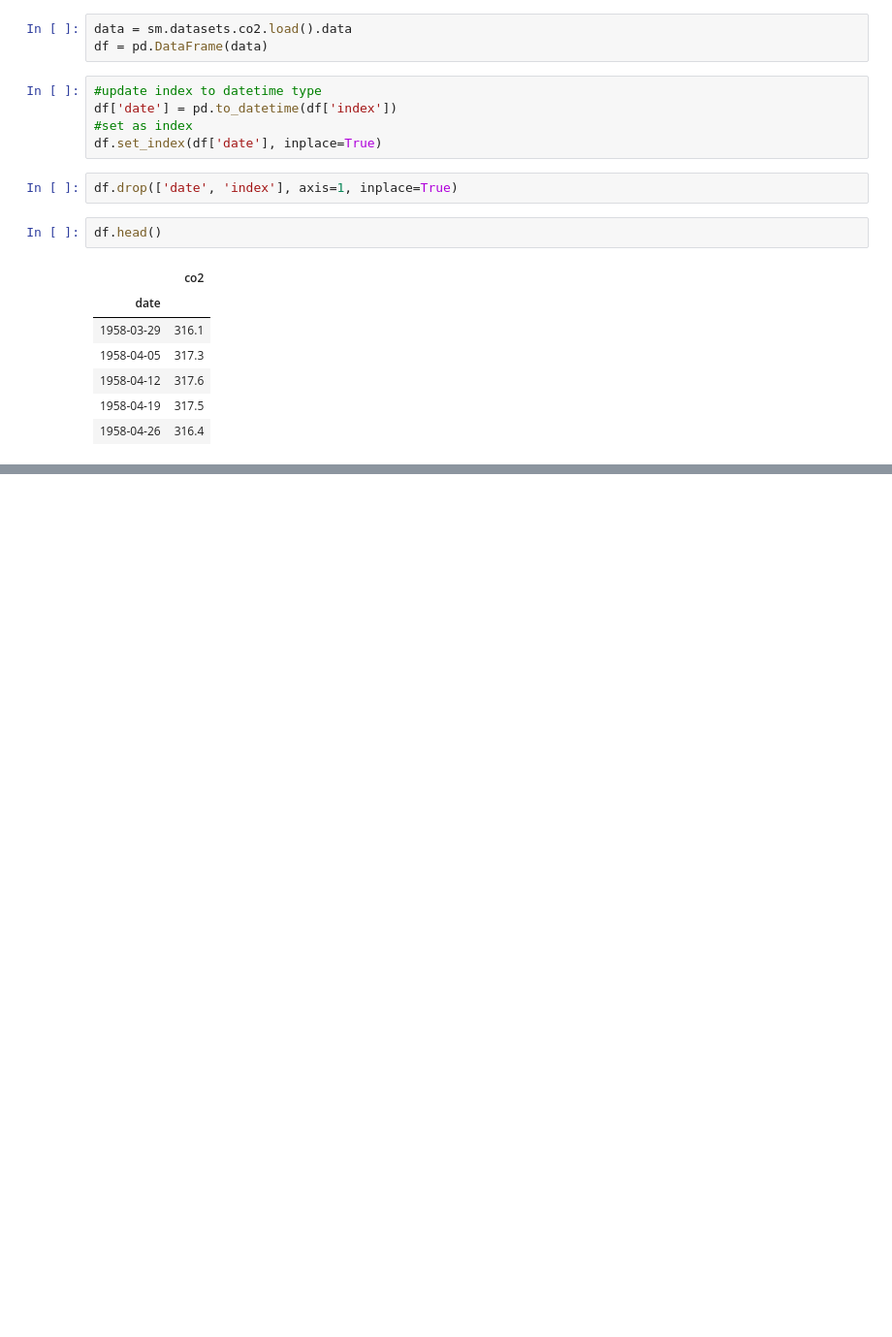
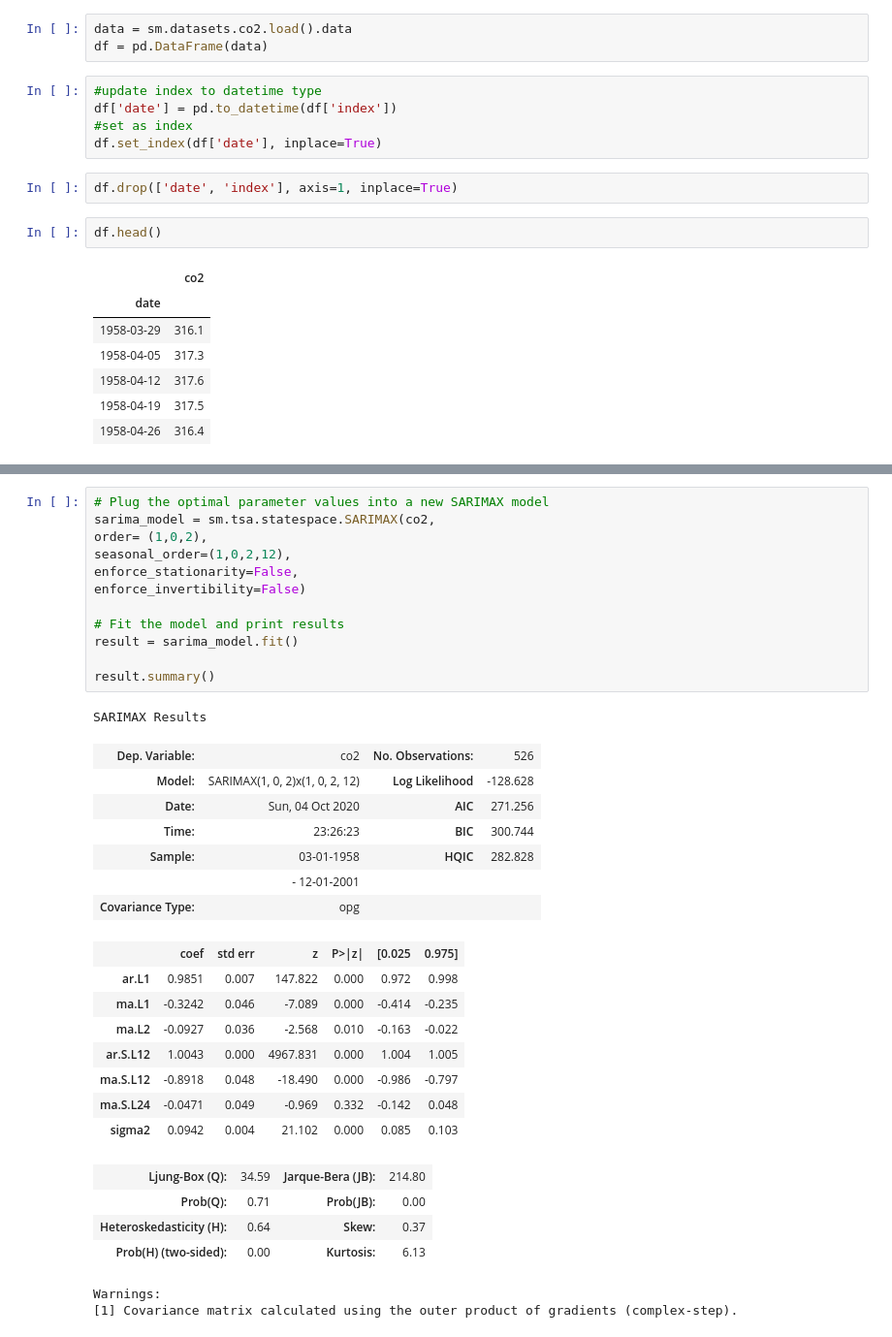
Before and after one commit to luluvalakdawala/Co2_forecasting, a Jupyter notebook: arima_models.ipynb, the cells around one changed output, grey strips where cells are left out. Shown at 97% size. Saved outputs shown, nothing was run; the diff lists cells and outputs as text; blank space fills up the shorter version.

```diff
--- a/arima_models.ipynb
+++ b/arima_models.ipynb
@@ -42,0 +162,35 @@ TypeError: asfreq() missing 1 required positional argument: 'freq'
+# %%
+# Plug the optimal parameter values into a new SARIMAX model
+sarima_model = sm.tsa.statespace.SARIMAX(co2,
+order= (1,0,2),
+seasonal_order=(1,0,2,12),
+enforce_stationarity=False,
+enforce_invertibility=False)
+
+# Fit the model and print results
+result = sarima_model.fit()
+
+result.summary()
+# %% [output]
+SARIMAX Results
+| Dep. Variable: | co2 | No. Observations: | 526 |
+| Model: | SARIMAX(1, 0, 2)x(1, 0, 2, 12) | Log Likelihood | -128.628 |
+| Date: | Sun, 04 Oct 2020 | AIC | 271.256 |
+| Time: | 23:26:23 | BIC | 300.744 |
+| Sample: | 03-01-1958 | HQIC | 282.828 |
+|  | - 12-01-2001 |  |  |
+| Covariance Type: | opg |  |  |
+|  | coef | std err | z | P>|z| | [0.025 | 0.975] |
+| ar.L1 | 0.9851 | 0.007 | 147.822 | 0.000 | 0.972 | 0.998 |
+| ma.L1 | -0.3242 | 0.046 | -7.089 | 0.000 | -0.414 | -0.235 |
+| ma.L2 | -0.0927 | 0.036 | -2.568 | 0.010 | -0.163 | -0.022 |
+| ar.S.L12 | 1.0043 | 0.000 | 4967.831 | 0.000 | 1.004 | 1.005 |
+| ma.S.L12 | -0.8918 | 0.048 | -18.490 | 0.000 | -0.986 | -0.797 |
+| ma.S.L24 | -0.0471 | 0.049 | -0.969 | 0.332 | -0.142 | 0.048 |
+| sigma2 | 0.0942 | 0.004 | 21.102 | 0.000 | 0.085 | 0.103 |
+| Ljung-Box (Q): | 34.59 | Jarque-Bera (JB): | 214.80 |
+| Prob(Q): | 0.71 | Prob(JB): | 0.00 |
+| Heteroskedasticity (H): | 0.64 | Skew: | 0.37 |
+| Prob(H) (two-sided): | 0.00 | Kurtosis: | 6.13 |
+Warnings:
+[1] Covariance matrix calculated using the outer product of gradients (complex-step).
```
Also changed, not shown: parts of 19 cells of this notebook.
